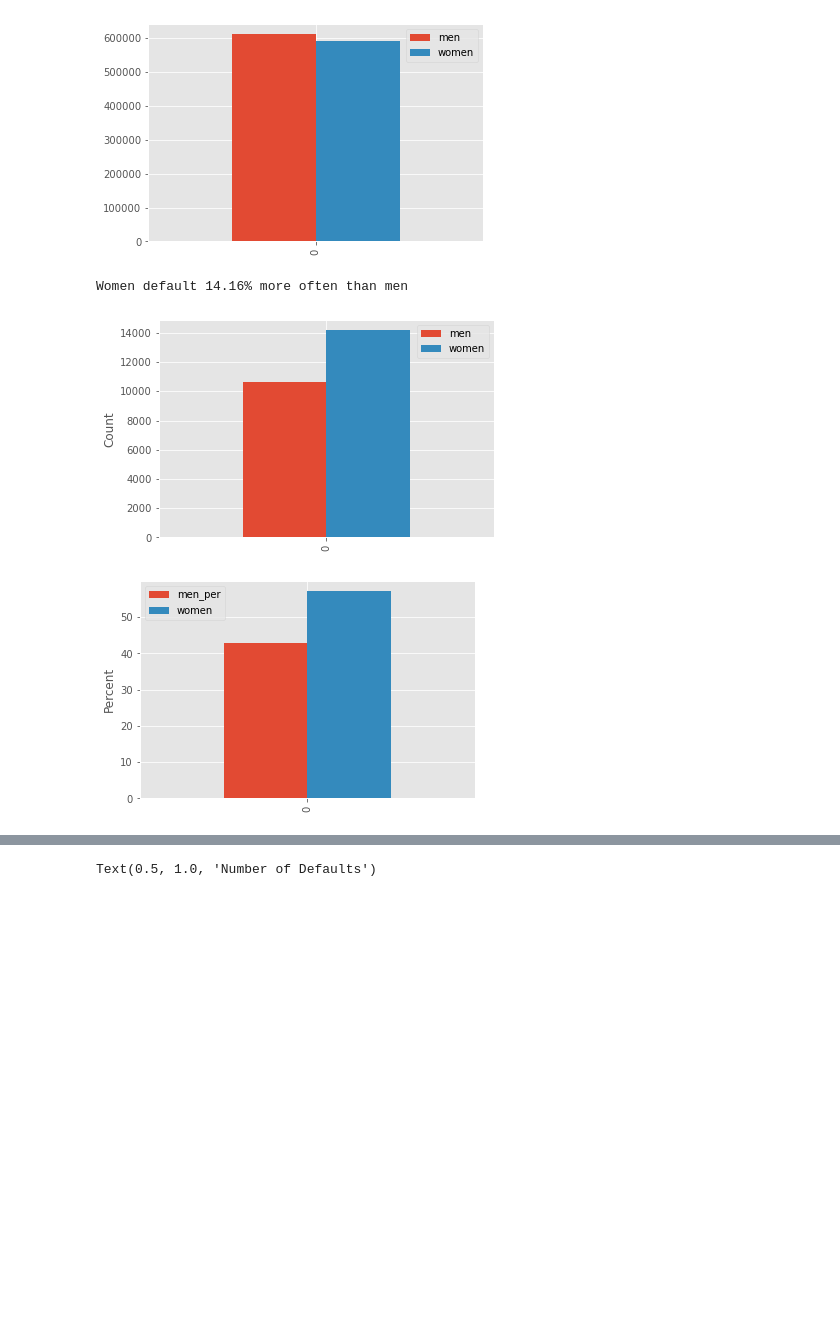
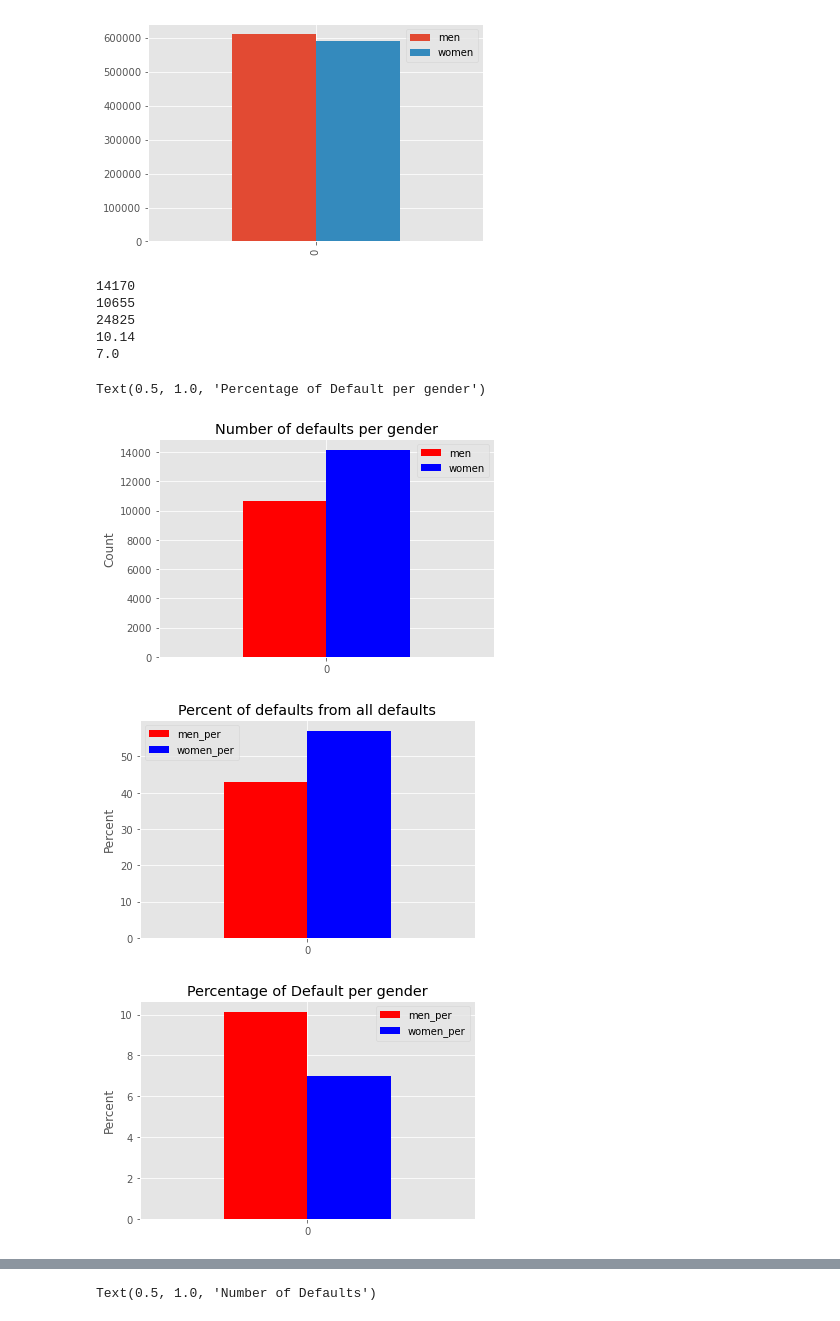
Before and after one commit to LenaChretien/Credit-Card-Fraud, a Jupyter notebook: Credit_card_fraud.ipynb, the cells around one changed output, grey strips where cells are left out. Drawn from its saved outputs; the diff is of its cells as text; code cells hidden in the pictures; blank space fills up the shorter version.

Commit message:
added more data analysis to "Credit_card_fraud". Started a new file "Prep_data" to properly clean and prepare the data.

```diff
--- a/Credit_card_fraud.ipynb
+++ b/Credit_card_fraud.ipynb
@@ -187,6 +187,9 @@ That is 1.43% of all columns
 # Explore Dataset:
 # %% [markdown]
 - Distribution of ages
+# %%
+age = (app_filter['DAYS_BIRTH']/365)*-1
+app_filter['age'] = age
 # %%
 age_mean = ((app_filter['DAYS_BIRTH'].mean()/365)*-1)
 age_median = ((app_filter['DAYS_BIRTH'].median()/365)*-1)
@@ -569,23 +572,47 @@ df.plot(kind='bar')
 # %%
 men_target = sum(men['TARGET'])
 women_target = sum(women['TARGET'])
+print(women_target)
+print(men_target)
+
+
 total = men_target + women_target
+print(total)
+
 
 df = pd.DataFrame({'men':[men_target],'women': [women_target]})
 df
-df.plot(kind='bar')
+ax = df.plot.bar(rot=0, color={"men": "red", "women": "blue"})
 plt.ylabel('Count')
+plt.title('Number of defaults per gender')
 
 
 men_targ_per = round((men_target/total)*100,2)
 women_targ_per = round((women_target/total)*100,2)
-df = pd.DataFrame({'men_per':[men_targ_per],'women': [women_targ_per]})
-df
-df.plot(kind='bar')
+df = pd.DataFrame({'men_per':[men_targ_per],'women_per': [women_targ_per]})
+ax = df.plot.bar(rot=0, color={"men_per": "red", "women_per": "blue"})
 plt.ylabel('Percent')
+plt.title('Percent of defaults from all defaults')
+#print(f'Women default {round((women_target/total)*100 - (men_target/total)*100,2)}% more often than men')
 
-print(f'Women default {round((women_target/total)*100 - (men_target/total)*100,2)}% more often than men')
+
+
+men_targ_men = round((men_target/len(men))*100,2)
+print(men_targ_men)
+women_targ_women = round((women_target/len(women))*100,2)
+print(women_targ_women)
+df = pd.DataFrame({'men_per':[men_targ_men],'women_per': [women_targ_women]})
+ax = df.plot.bar(rot=0, color={"men_per": "red", "women_per": "blue"})
+plt.ylabel('Percent')
+plt.title('Percentage of Default per gender')
+#print(f'Women default {roun
 # %% [output]
-Women default 14.16% more often than men
+14170
+10655
+24825
+10.14
+7.0
+Text(0.5, 1.0, 'Percentage of Default per gender')
-[figure, old version]
+[figure, new version]
-[figure, old version]
+[figure, new version]
+[figure, added]
```
Also changed, not shown: parts of 21 cells of this notebook, 1 other file.
